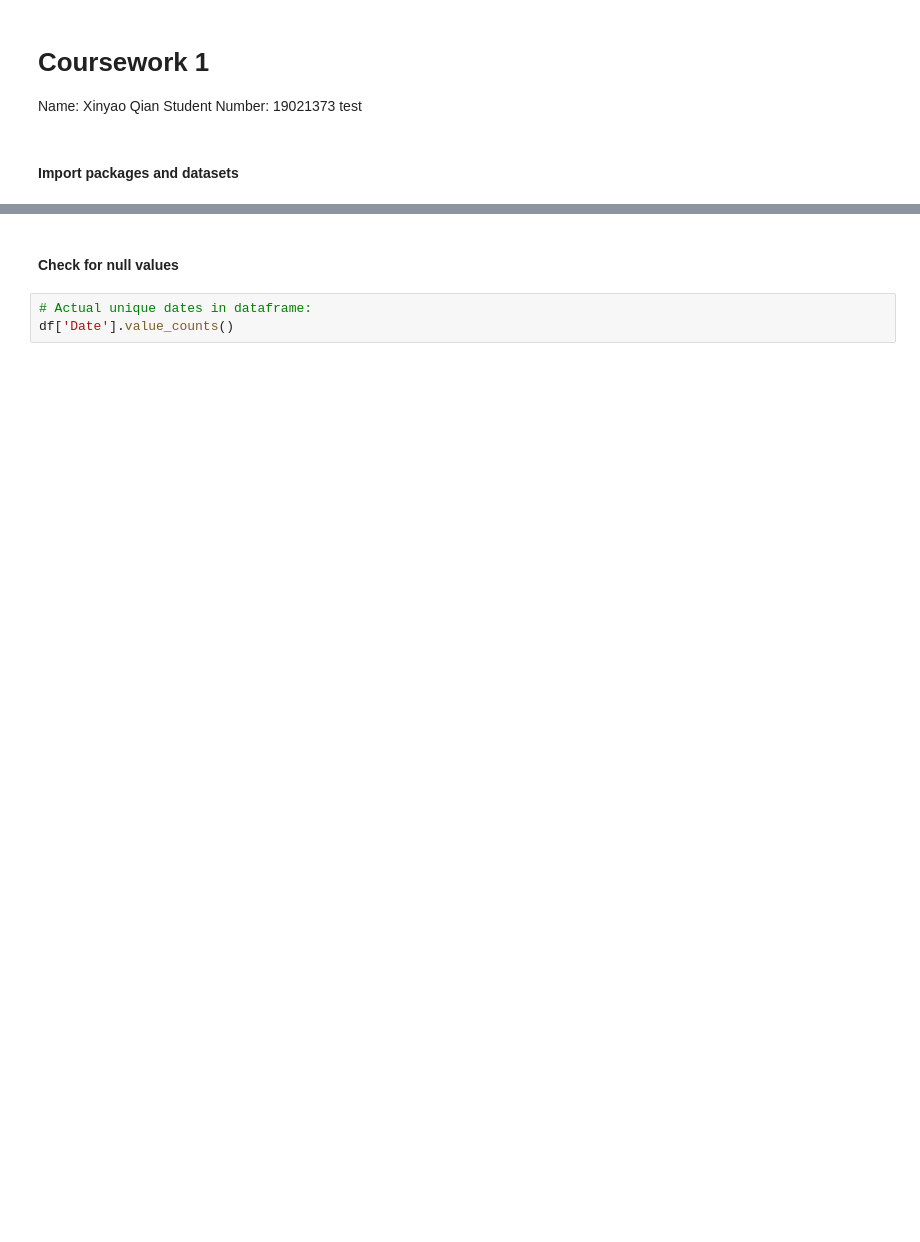
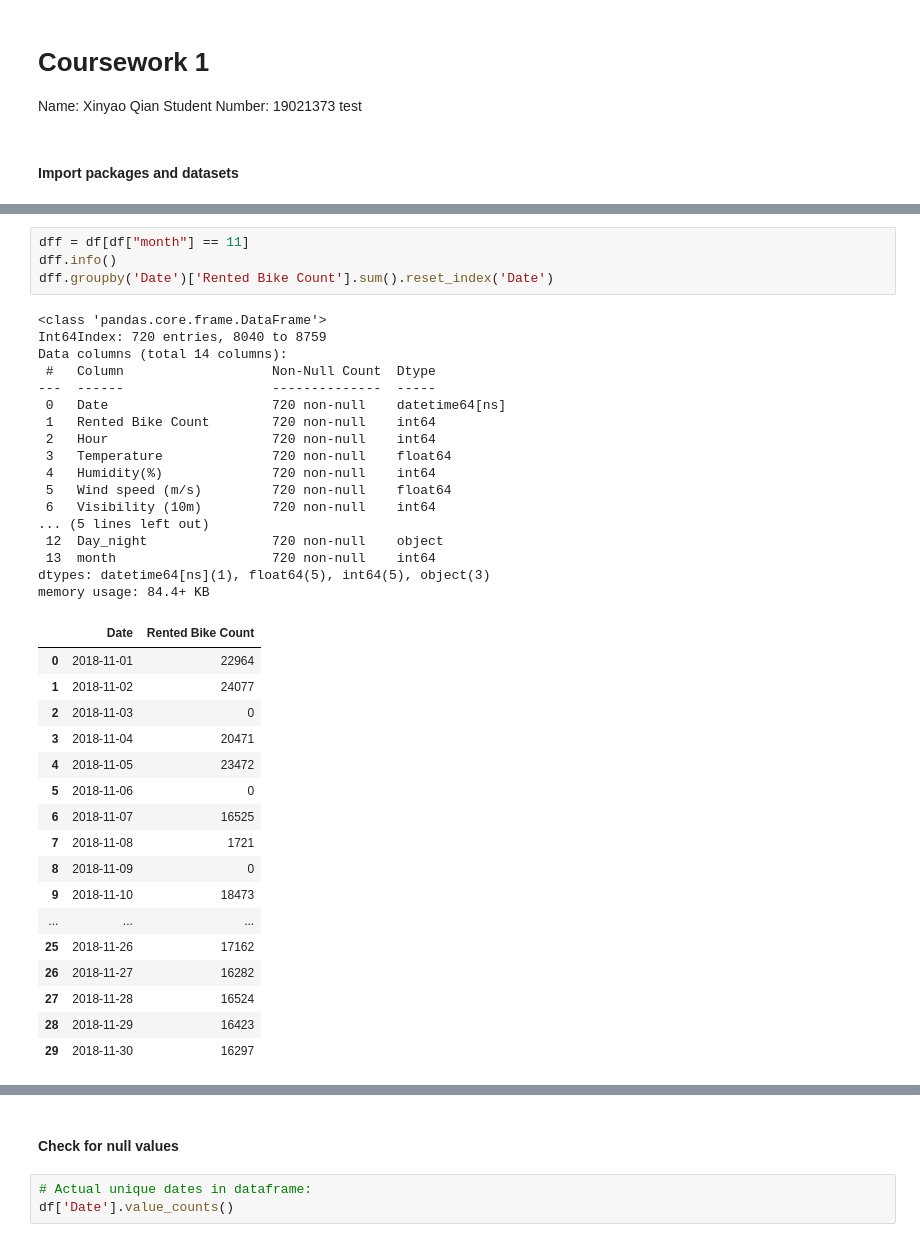
Before and after one commit to Doorwood/comp0034-cw1-i-XinyaoQian1, a Jupyter notebook: SeoulBike_app/data/coursework1.ipynb, the cells around one changed output, grey strips where cells are left out. Cells and saved outputs as stored; diff of their text form; blank space fills up the shorter version.

```diff
--- a/SeoulBike_app/data/coursework1.ipynb
+++ b/SeoulBike_app/data/coursework1.ipynb
@@ -30,3 +62,42 @@ df = pd.read_csv("Prepared_data.csv")
+# %%
+dff = df[df["month"] == 11]
+dff.info()
+dff.groupby('Date')['Rented Bike Count'].sum().reset_index('Date')
+# %% [output]
+<class 'pandas.core.frame.DataFrame'>
+Int64Index: 720 entries, 8040 to 8759
+Data columns (total 14 columns):
+ #   Column                   Non-Null Count  Dtype
+---  ------                   --------------  -----
+ 0   Date                     720 non-null    datetime64[ns]
+ 1   Rented Bike Count        720 non-null    int64
+ 2   Hour                     720 non-null    int64
+ 3   Temperature              720 non-null    float64
+ 4   Humidity(%)              720 non-null    int64
+ 5   Wind speed (m/s)         720 non-null    float64
+ 6   Visibility (10m)         720 non-null    int64
+... (5 lines left out)
+ 12  Day_night                720 non-null    object
+ 13  month                    720 non-null    int64
+dtypes: datetime64[ns](1), float64(5), int64(5), object(3)
+memory usage: 84.4+ KB
+|  | Date | Rented Bike Count |
+| 0 | 2018-11-01 | 22964 |
+| 1 | 2018-11-02 | 24077 |
+| 2 | 2018-11-03 | 0 |
+| 3 | 2018-11-04 | 20471 |
+| 4 | 2018-11-05 | 23472 |
+| 5 | 2018-11-06 | 0 |
+| 6 | 2018-11-07 | 16525 |
+| 7 | 2018-11-08 | 1721 |
+| 8 | 2018-11-09 | 0 |
+| 9 | 2018-11-10 | 18473 |
+| ... | ... | ... |
+| 25 | 2018-11-26 | 17162 |
+| 26 | 2018-11-27 | 16282 |
+| 27 | 2018-11-28 | 16524 |
+| 28 | 2018-11-29 | 16423 |
+| 29 | 2018-11-30 | 16297 |
 # %%
 # Print the number of rows and columns in the DataFrame
 print('No. of columns = ',len(df.columns))
```
Also changed, not shown: parts of 10 cells of this notebook, 1 other file.
